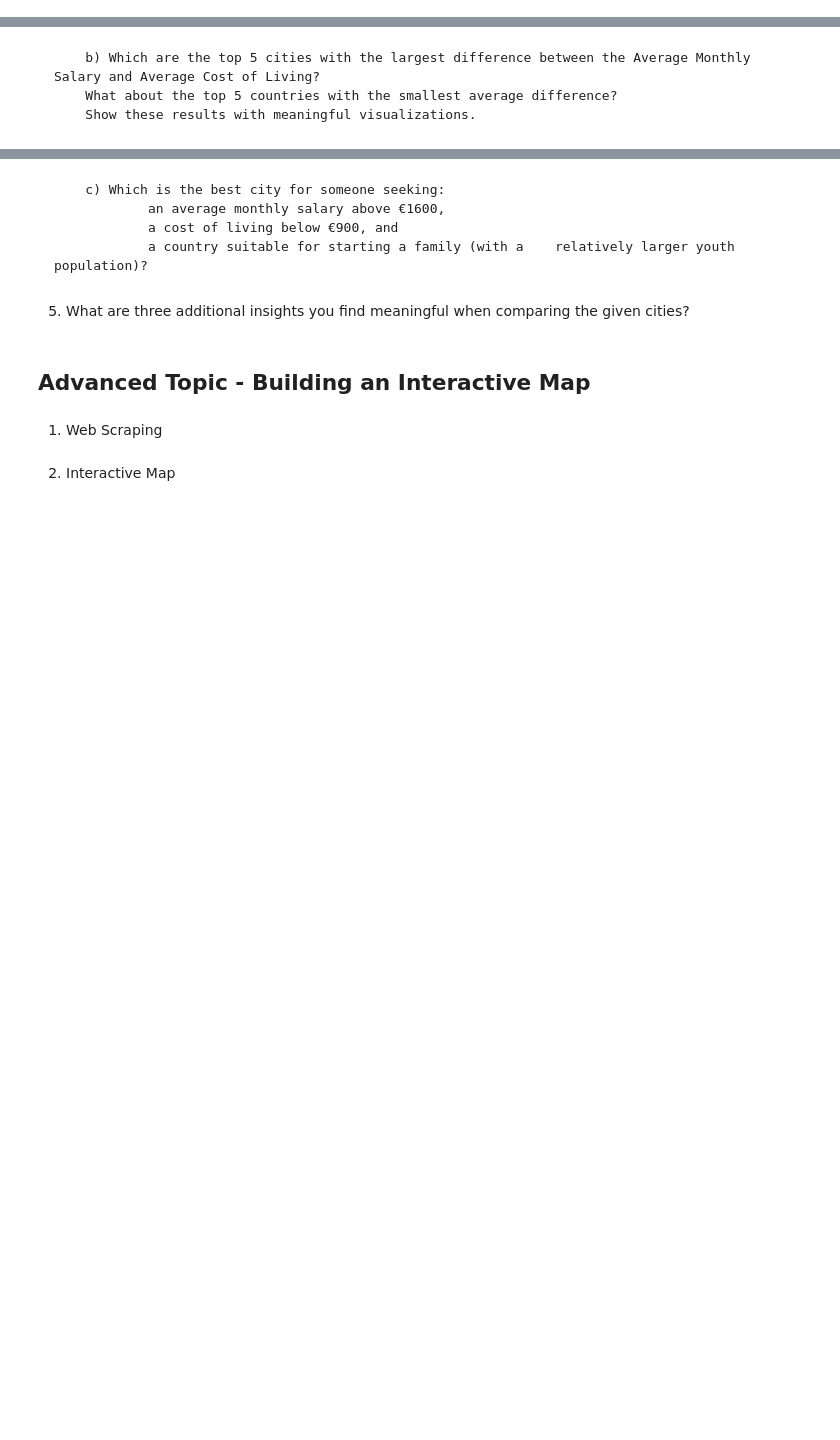
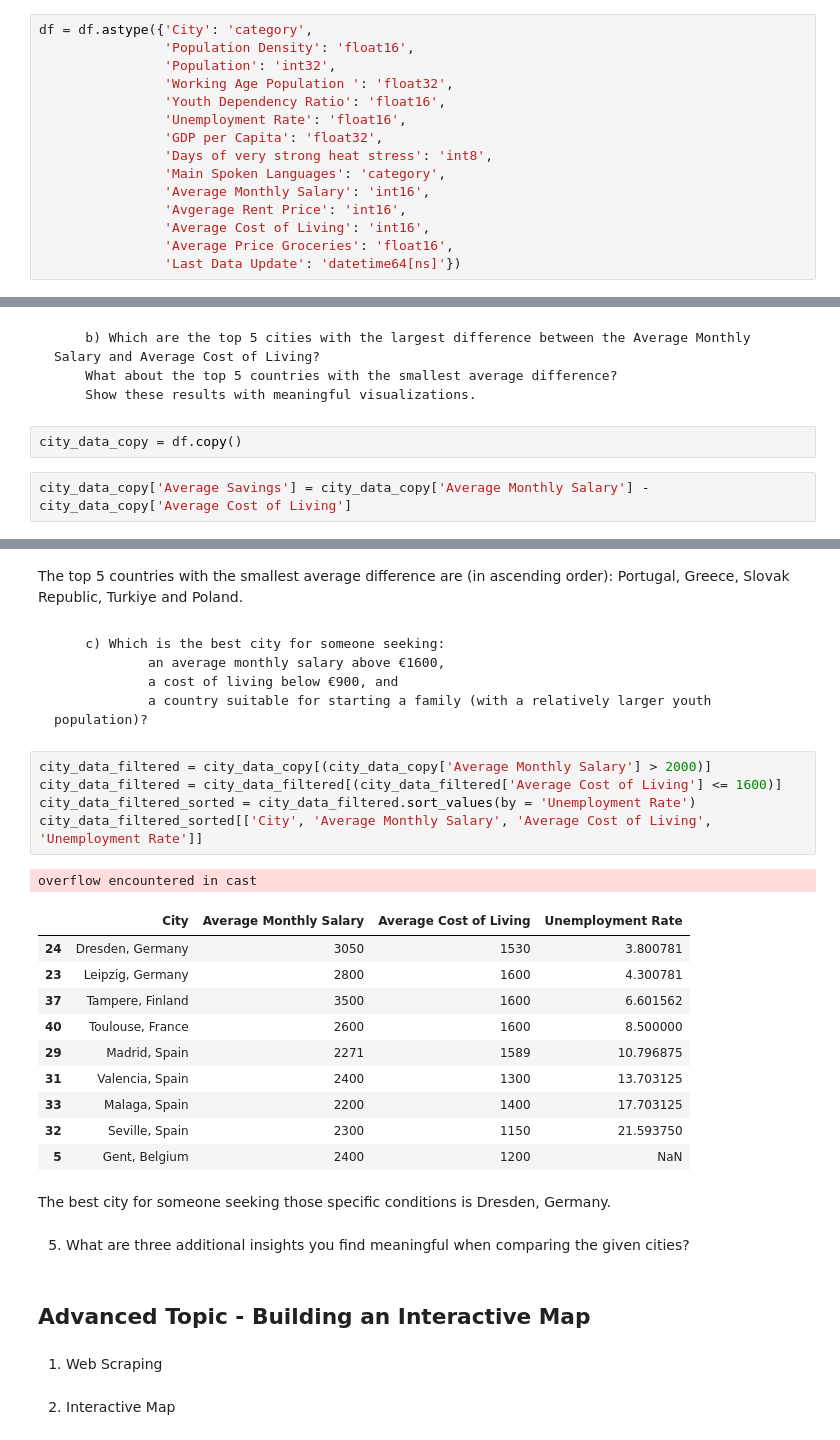
Before and after one commit to CoderCactus/WhereShouldILive, a Jupyter notebook: Group13_PDS_2526.ipynb, the cells around one changed output, grey strips where cells are left out. Saved outputs shown, nothing was run; the diff lists cells and outputs as text; blank space fills up the shorter version.

```diff
--- a/Group13_PDS_2526.ipynb
+++ b/Group13_PDS_2526.ipynb
@@ -34,0 +84,15 @@ df.head()
+# %%
+df = df.astype({'City': 'category',
+                'Population Density': 'float16',
+                'Population': 'int32',
+                'Working Age Population ': 'float32',
+                'Youth Dependency Ratio': 'float16',
+                'Unemployment Rate': 'float16',
+                'GDP per Capita': 'float32',
+                'Days of very strong heat stress': 'int8',
+                'Main Spoken Languages': 'category',
+                'Average Monthly Salary': 'int16',
+                'Avgerage Rent Price': 'int16',
+                'Average Cost of Living': 'int16',
+                'Average Price Groceries': 'float16',
+                'Last Data Update': 'datetime64[ns]'})
@@ -329,3 +453,7 @@ The least spoken language is Slovene and the 3 most spoken are English, German a
         b) Which are the top 5 cities with the largest difference between the Average Monthly Salary and Average Cost of Living?
         What about the top 5 countries with the smallest average difference?
         Show these results with meaningful visualizations.
+# %%
+city_data_copy = df.copy()
+# %%
+city_data_copy['Average Savings'] = city_data_copy['Average Monthly Salary'] - city_data_copy['Average Cost of Living']
@@ -332,3 +496,6 @@ The least spoken language is Slovene and the 3 most spoken are English, German a
+# %% [markdown]
+The top 5 countries with the smallest average difference are (in ascending order):
+Portugal, Greece, Slovak Republic, Turkiye and Poland.
 # %% [markdown]
         c) Which is the best city for someone seeking:
                 an average monthly salary above €1600,
@@ -337,3 +504,22 @@ The least spoken language is Slovene and the 3 most spoken are English, German a
+# %%
+city_data_filtered = city_data_copy[(city_data_copy['Average Monthly Salary'] > 2000)]
+city_data_filtered = city_data_filtered[(city_data_filtered['Average Cost of Living'] <= 1600)]
+city_data_filtered_sorted = city_data_filtered.sort_values(by = 'Unemployment Rate')
+city_data_filtered_sorted[['City', 'Average Monthly Salary', 'Average Cost of Living', 'Unemployment Rate']]
+# %% [output]
+overflow encountered in cast
+|  | City | Average Monthly Salary | Average Cost of Living | Unemployment Rate |
+| 24 | Dresden, Germany | 3050 | 1530 | 3.800781 |
+| 23 | Leipzig, Germany | 2800 | 1600 | 4.300781 |
+| 37 | Tampere, Finland | 3500 | 1600 | 6.601562 |
+| 40 | Toulouse, France | 2600 | 1600 | 8.500000 |
+| 29 | Madrid, Spain | 2271 | 1589 | 10.796875 |
+| 31 | Valencia, Spain | 2400 | 1300 | 13.703125 |
+| 33 | Malaga, Spain | 2200 | 1400 | 17.703125 |
+| 32 | Seville, Spain | 2300 | 1150 | 21.593750 |
+| 5 | Gent, Belgium | 2400 | 1200 | NaN |
+# %% [markdown]
+The best city for someone seeking those specific conditions is Dresden, Germany.
 # %% [markdown]
 5. What are three additional insights you find meaningful when comparing the given cities?
 # %% [markdown]
```
Also changed, not shown: parts of 22 cells of this notebook, 1 other file.
